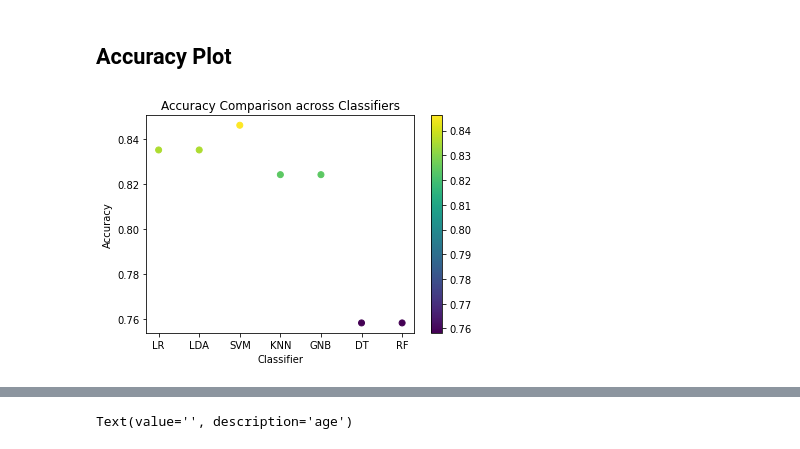
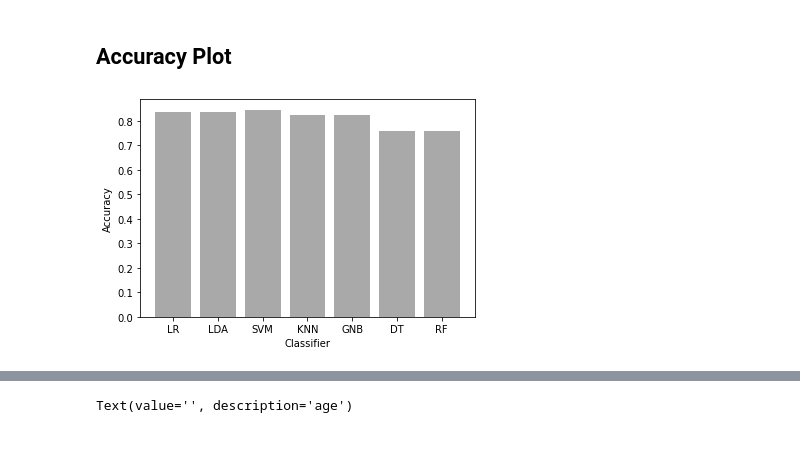
Before and after one commit to nsbisht/S2_Project_AoML_Comparative_Study_of_ML_Classification_Algorithms, a Jupyter notebook: Heart_Disease_Detection/HD.ipynb, the cells around one changed output, grey strips where cells are left out. Saved outputs shown, nothing was run; the diff lists cells and outputs as text; code cells hidden in the pictures.

```diff
--- a/Heart_Disease_Detection/HD.ipynb
+++ b/Heart_Disease_Detection/HD.ipynb
@@ -799,11 +799,11 @@ array([23])
 # %%
 log_df = pd.DataFrame(log )
 # %%
-plt.scatter(log_df['classifier'], log_df['accuracy'], c=log_df['accuracy'])
-plt.colorbar()
+plt.bar(log_df['classifier'], log_df['accuracy'], color='darkgray')
+# plt.colorbar()
 plt.xlabel('Classifier')
 plt.ylabel('Accuracy')
-plt.title('Accuracy Comparison across Classifiers')
+# plt.title('Accuracy Comparison across Classifiers')
 plt.show()
 # %% [output]
-[figure, old version]
+[figure, new version]
```
Also changed, not shown: parts of 2 cells of this notebook, 3 other files.
